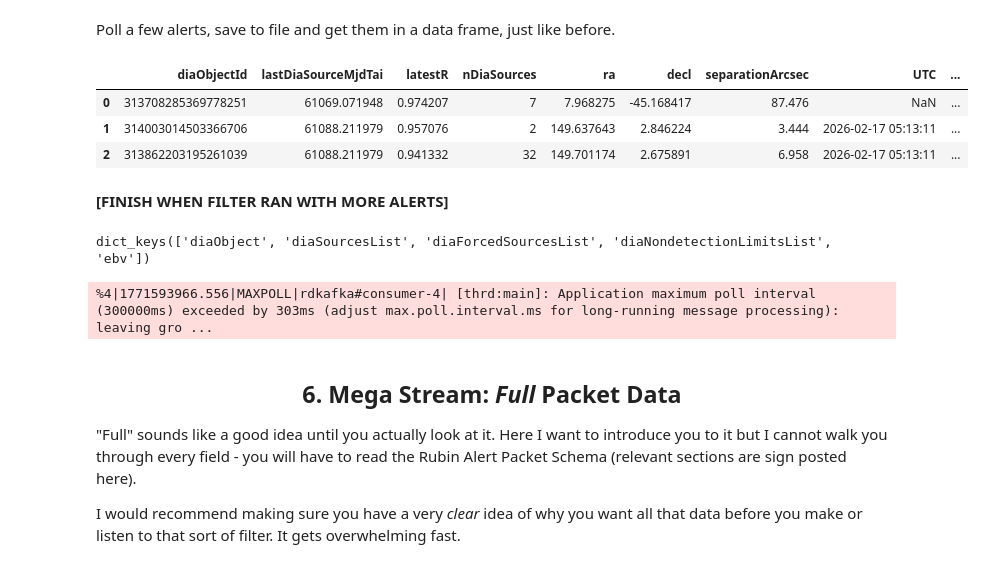
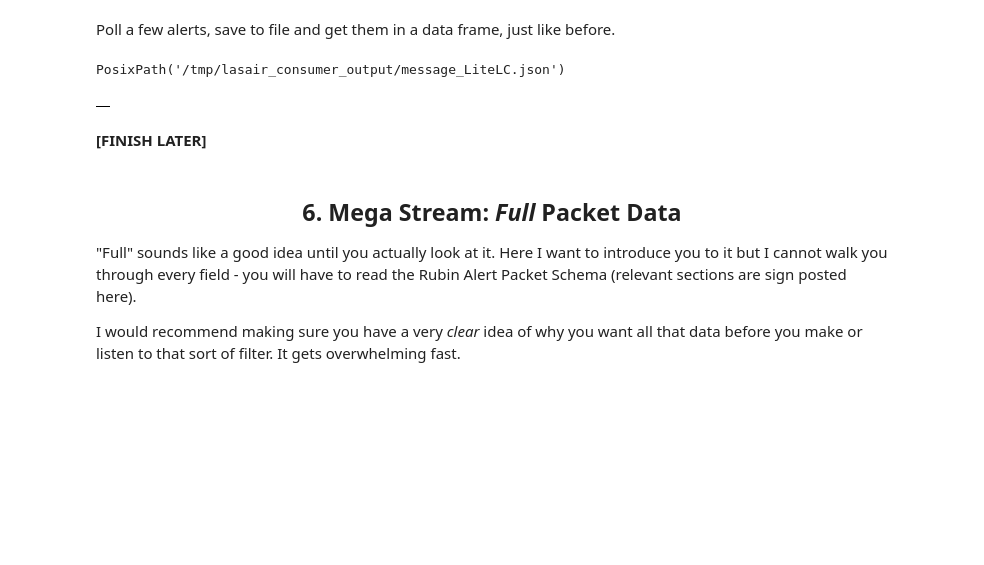
Before and after one commit to lsst-uk/lasair-lsst-examples, a Jupyter notebook: notebooks/KAFKA_Listen_to_Alerts.ipynb, the cells around one changed output. Saved outputs shown, nothing was run; the diff lists cells and outputs as text; code cells hidden in the pictures; blank space fills up the shorter version.

```diff
--- a/notebooks/KAFKA_Listen_to_Alerts.ipynb
+++ b/notebooks/KAFKA_Listen_to_Alerts.ipynb
@@ -317,20 +316,18 @@ with open(OUTPUT_PATH / f"message_LiteLC.tmp.json", "w", encoding="utf-8") as f:
 os.replace(str(OUTPUT_PATH / f"message_LiteLC.tmp.json"), str(OUTPUT_PATH / f"message_LiteLC.json"))
 # %%
 dat_llc = pd.read_json(OUTPUT_PATH/"message_LiteLC.json")
+# %%
+OUTPUT_PATH/"message_LiteLC.json"
+# %% [output]
+PosixPath('/tmp/lasair_consumer_output/message_LiteLC.json')
 # %%
-dat_llc.head()
+dat_llc
 # %% [output]
-|  | diaObjectId | lastDiaSourceMjdTai | latestR | nDiaSources | ra | decl | separationArcsec | UTC | ... |
-| 0 | 313708285369778251 | 61069.071948 | 0.974207 | 7 | 7.968275 | -45.168417 | 87.476 | NaN | ... |
-| 1 | 314003014503366706 | 61088.211979 | 0.957076 | 2 | 149.637643 | 2.846224 | 3.444 | 2026-02-17 05:13:11 | ... |
-| 2 | 313862203195261039 | 61088.211979 | 0.941332 | 32 | 149.701174 | 2.675891 | 6.958 | 2026-02-17 05:13:11 | ... |
+|  |
 # %% [markdown]
-**[FINISH WHEN FILTER RAN WITH MORE ALERTS]**
+**[FINISH LATER]**
 # %%
-dat_llc['alert'].iloc[1].keys()
+# dat_llc['alert'].iloc[1].keys()
-# %% [output]
-dict_keys(['diaObject', 'diaSourcesList', 'diaForcedSourcesList', 'diaNondetectionLimitsList', 'ebv'])
-%4|1771593966.556|MAXPOLL|rdkafka#consumer-4| [thrd:main]: Application maximum poll interval (300000ms) exceeded by 303ms (adjust max.poll.interval.ms for long-running message processing): leaving gro ...
 # %% [markdown]
 <h2 align="center"> 6. Mega Stream: <i>Full</i> Packet Data </h2>
 
```
Also changed, not shown: parts of 6 cells of this notebook, 1 other file.
